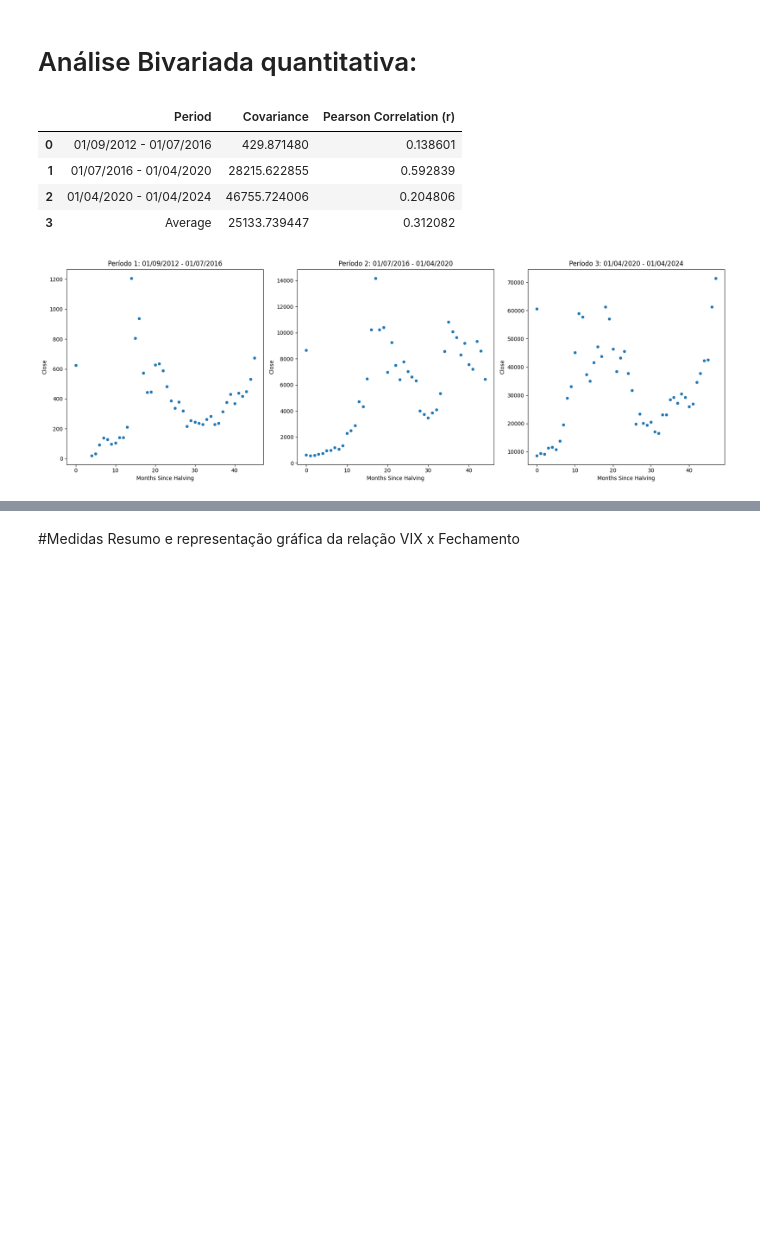
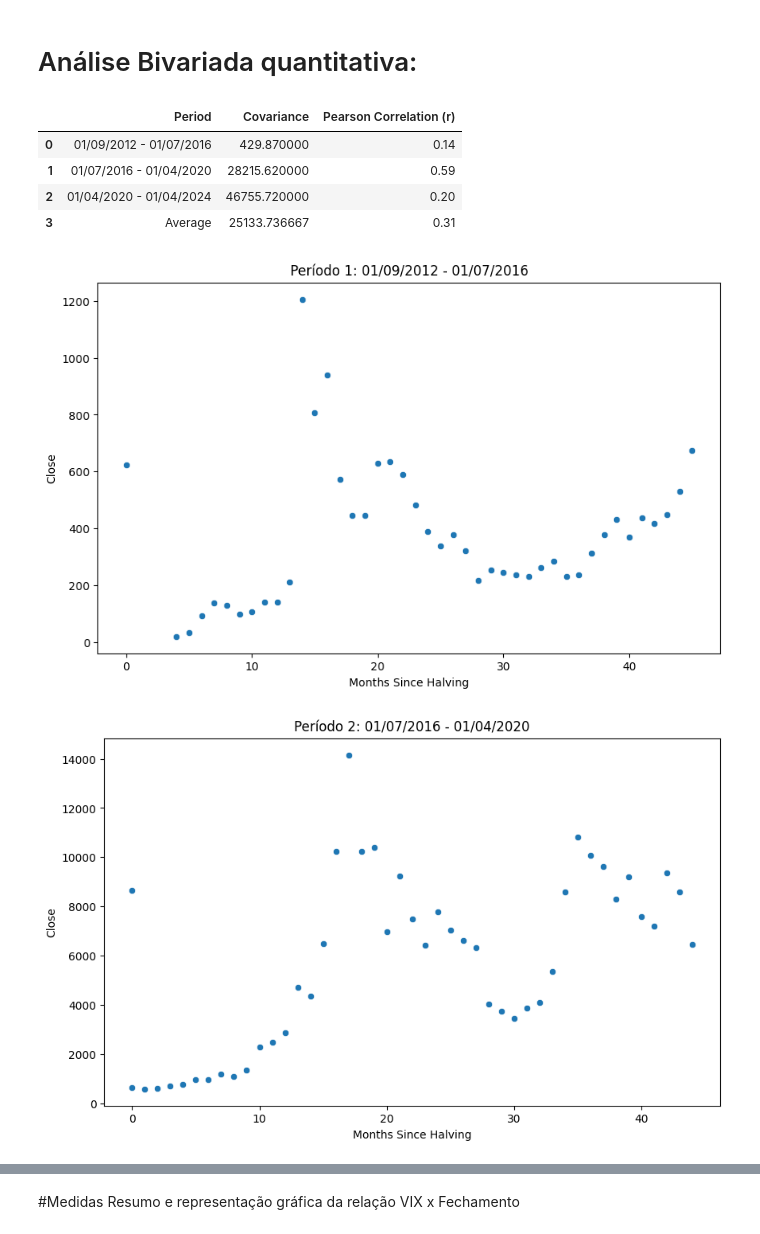
Before and after one commit to HerbGlrt/BTC-Statistic-Analysis, a Jupyter notebook: Estatistica.ipynb, the cells around one changed output, grey strips where cells are left out. Drawn from its saved outputs; the diff is of its cells as text; code cells hidden in the pictures; blank space fills up the shorter version.

```diff
--- a/Estatistica.ipynb
+++ b/Estatistica.ipynb
@@ -277,8 +277,8 @@ period3 = df[(df['Date'] >= '2020-04-01') & (df['Date'] <= '2024-04-01')]
 
 # Função para calcular covariância e correlação
 def calculate_cov_corr(df, x_col, y_col):
-    covariance = np.cov(df[x_col], df[y_col])[0, 1]
-    correlation = np.corrcoef(df[x_col], df[y_col])[0, 1]
+    covariance = np.cov(df[x_col], df[y_col])[0, 1].round(2)
+    correlation = np.corrcoef(df[x_col], df[y_col])[0, 1].round(2)
     return covariance, correlation
 
 # Calculando covariância e correlação para cada período
@@ -297,42 +297,51 @@ results = pd.DataFrame({
 mean_covariance = results['Covariance'].mean()
 mean_correlation = results['Pearson Correlation (r)'].mean()
 
 # Adicionando as médias à tabela
 results.loc[len(results)] = ['Average', mean_covariance, mean_correlation]
 
+# Exibindo a tabela
 display(results)
 
-# Plotando os diagramas de dispersão
-plt.figure(figsize=(18, 6))
+# Plotando os diagramas de dispersão em figuras separadas
 
 # Período 1
-plt.subplot(1, 3, 1)
+plt.figure(figsize=(10, 6))
 sns.scatterplot(x='Months_Since_Halving', y='Close', data=period1)
 plt.title('Período 1: 01/09/2012 - 01/07/2016')
 plt.xlabel('Months Since Halving')
 plt.ylabel('Close')
 
+# Salvar figura como uma imagem separada
+plt.savefig('periodo1.png')
+plt.show()
+
 # Período 2
-plt.subplot(1, 3, 2)
+plt.figure(figsize=(10, 6))
 sns.scatterplot(x='Months_Since_Halving', y='Close', data=period2)
 plt.title('Período 2: 01/07/2016 - 01/04/2020')
 plt.xlabel('Months Since Halving')
 plt.ylabel('Close')
 
+# Salvar figura como uma imagem separada
+plt.savefig('periodo2.png')
+plt.show()
+
 # Período 3
-plt.subplot(1, 3, 3)
+plt.figure(figsize=(10, 6))
 sns.scatterplot(x='Months_Since_Halving', y='Close', data=period3)
 plt.title('Período 3: 01/04/2020 - 01/04/2024')
 plt.xlabel('Months Since Halving')
 plt.ylabel('Close')
 
-# Ajustando layout e exibindo os gráficos
-plt.tight_layout()
+# Salvar figura como uma imagem separada
+plt.savefig('periodo3.png')
 plt.show()
 # %% [output]
 |  | Period | Covariance | Pearson Correlation (r) |
-| 0 | 01/09/2012 - 01/07/2016 | 429.871480 | 0.138601 |
-| 1 | 01/07/2016 - 01/04/2020 | 28215.622855 | 0.592839 |
-| 2 | 01/04/2020 - 01/04/2024 | 46755.724006 | 0.204806 |
-| 3 | Average | 25133.739447 | 0.312082 |
+| 0 | 01/09/2012 - 01/07/2016 | 429.870000 | 0.14 |
+| 1 | 01/07/2016 - 01/04/2020 | 28215.620000 | 0.59 |
+| 2 | 01/04/2020 - 01/04/2024 | 46755.720000 | 0.20 |
+| 3 | Average | 25133.736667 | 0.31 |
-[figure, old version]
+[figure, new version]
+[figure, added]
```
Also changed, not shown: parts of 3 cells of this notebook.
